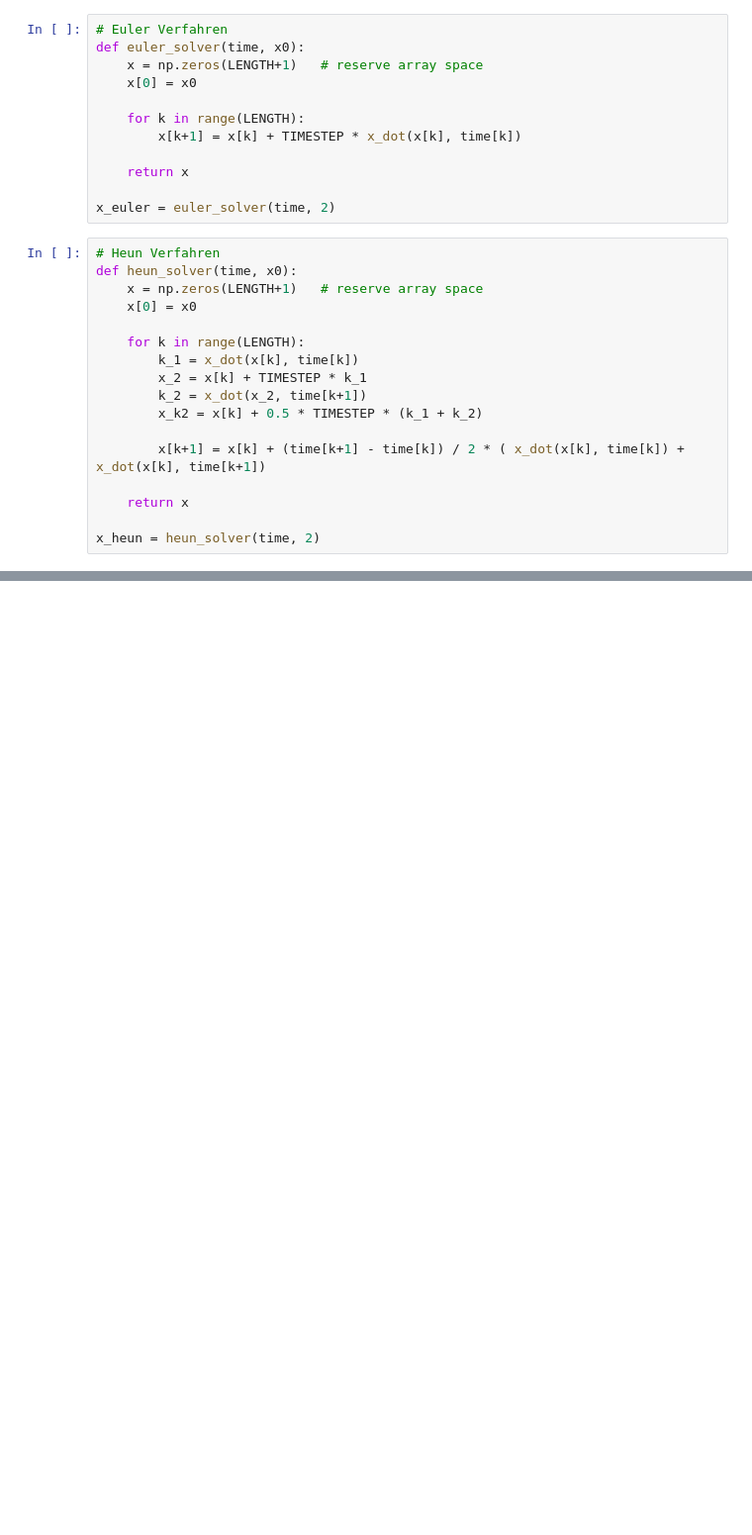
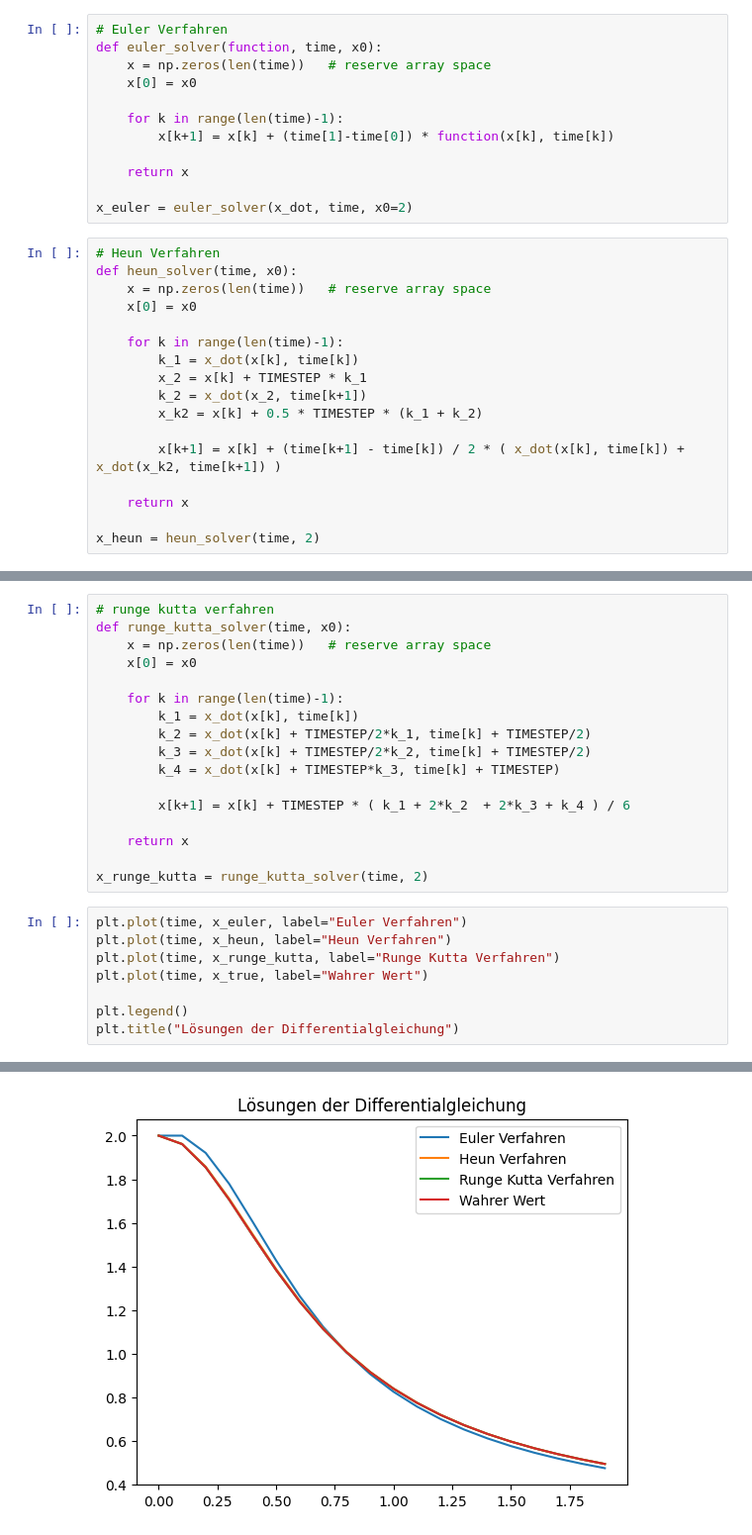
Before and after one commit to JaxRaffnix/Modellbildung-Simulation, a Jupyter notebook: exercise 5/task1.ipynb, the cells around one changed output, grey strips where cells are left out. Shown at 99% size. Saved outputs shown, nothing was run; the diff lists cells and outputs as text; blank space fills up the shorter version.

```diff
--- a/exercise 5/task1.ipynb
+++ b/exercise 5/task1.ipynb
@@ -15,28 +29,28 @@ time = [k * TIMESTEP for k in range(LENGTH)]
 # %%
 # Euler Verfahren
-def euler_solver(time, x0):
-    x = np.zeros(LENGTH+1)   # reserve array space
+def euler_solver(function, time, x0):
+    x = np.zeros(len(time))   # reserve array space
     x[0] = x0
 
-    for k in range(LENGTH):
-        x[k+1] = x[k] + TIMESTEP * x_dot(x[k], time[k])
+    for k in range(len(time)-1):
+        x[k+1] = x[k] + (time[1]-time[0]) * function(x[k], time[k])
 
     return x
 
-x_euler = euler_solver(time, 2)
+x_euler = euler_solver(x_dot, time, x0=2)
 # %%
 # Heun Verfahren
 def heun_solver(time, x0):
-    x = np.zeros(LENGTH+1)   # reserve array space
+    x = np.zeros(len(time))   # reserve array space
     x[0] = x0
 
-    for k in range(LENGTH):
+    for k in range(len(time)-1):
         k_1 = x_dot(x[k], time[k])
         x_2 = x[k] + TIMESTEP * k_1
         k_2 = x_dot(x_2, time[k+1])
         x_k2 = x[k] + 0.5 * TIMESTEP * (k_1 + k_2)
 
-        x[k+1] = x[k] + (time[k+1] - time[k]) / 2 * ( x_dot(x[k], time[k]) + x_dot(x[k], time[k+1])
+        x[k+1] = x[k] + (time[k+1] - time[k]) / 2 * ( x_dot(x[k], time[k]) + x_dot(x_k2, time[k+1]) )
 
     return x
 
@@ -48,0 +58,26 @@ plt.plot(time, x_euler)
+# %%
+# runge kutta verfahren
+def runge_kutta_solver(time, x0):
+    x = np.zeros(len(time))   # reserve array space
+    x[0] = x0
+
+    for k in range(len(time)-1):
+        k_1 = x_dot(x[k], time[k])
+        k_2 = x_dot(x[k] + TIMESTEP/2*k_1, time[k] + TIMESTEP/2)
+        k_3 = x_dot(x[k] + TIMESTEP/2*k_2, time[k] + TIMESTEP/2)
+        k_4 = x_dot(x[k] + TIMESTEP*k_3, time[k] + TIMESTEP)
+
+        x[k+1] = x[k] + TIMESTEP * ( k_1 + 2*k_2  + 2*k_3 + k_4 ) / 6
+
+    return x
+
+x_runge_kutta = runge_kutta_solver(time, 2)
+# %%
+plt.plot(time, x_euler, label="Euler Verfahren")
+plt.plot(time, x_heun, label="Heun Verfahren")
+plt.plot(time, x_runge_kutta, label="Runge Kutta Verfahren")
+plt.plot(time, x_true, label="Wahrer Wert")
+
+plt.legend()
+plt.title("Lösungen der Differentialgleichung")
+# %% [output]
@@ -48,0 +85 @@ plt.plot(time, x_euler)
+[figure, added]
```
Also changed, not shown: parts of 11 cells of this notebook.
